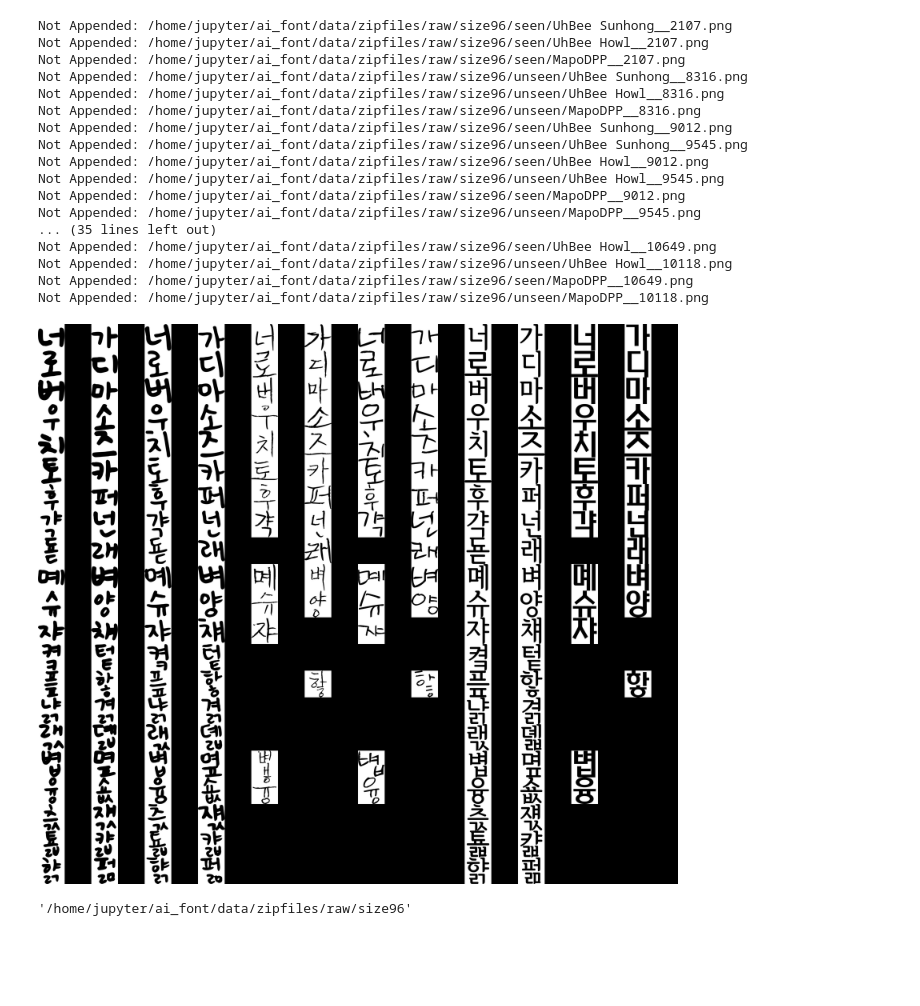
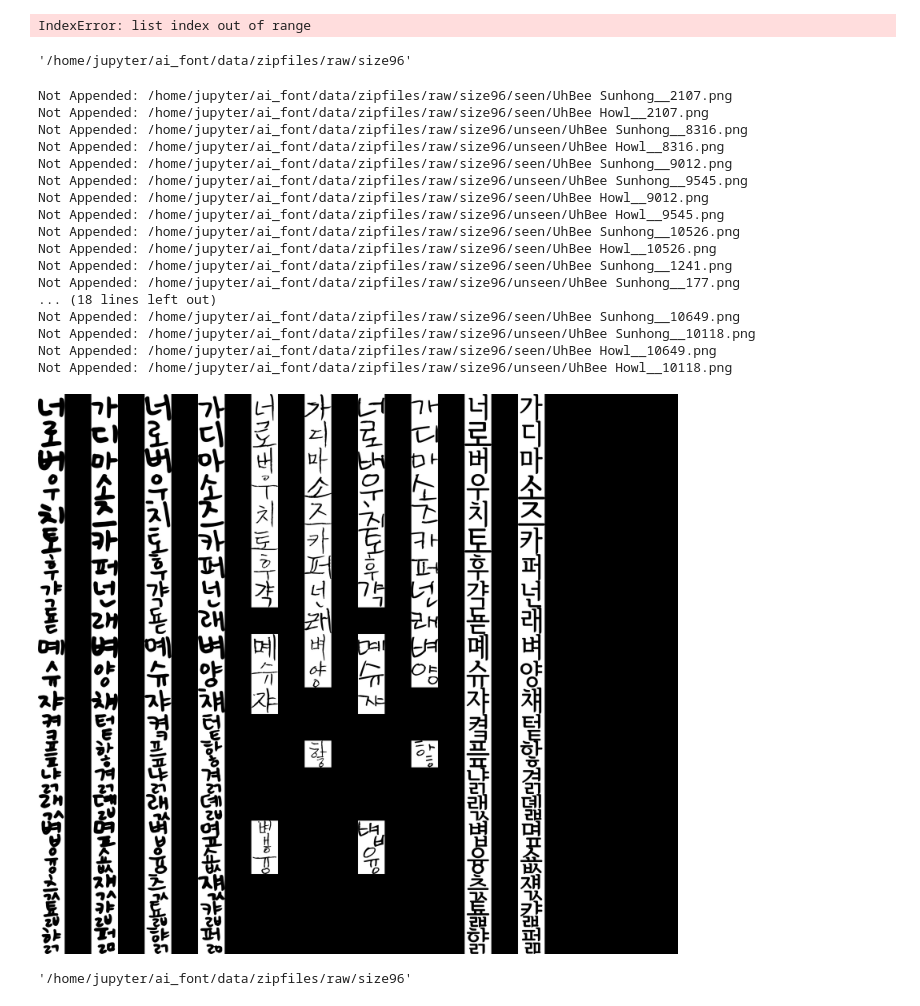
Before and after one commit to leo-z-kakaoent/ai_font, a Jupyter notebook: experiments/notebooks/sampling.ipynb, the cells around one changed output. Saved outputs shown, nothing was run; the diff lists cells and outputs as text; code cells hidden in the pictures; blank space fills up the shorter version.

```diff
--- a/experiments/notebooks/sampling.ipynb
+++ b/experiments/notebooks/sampling.ipynb
@@ -39,7 +40,7 @@ class ImageConcat:
         self.img.save(path)
 # %%
 fd = "/home/jupyter/ai_font/experiments/sample"
-
+module_fd = "/home/jupyter/ai_font/experiments/font_diffuser"
 args = call_module('args', f"{fd}/args.py")
 SampleArgs = args.SampleArgs
 
@@ -58,5 +67,5 @@ modelpaths = {
 # %%
-pipe = load_fontdiffuser_pipeline(args, args.module_fd, modelpaths)
+pipe = load_fontdiffuser_pipeline(args, module_fd, modelpaths)
 # %% [output]
 Load the down block  DownBlock2D
 Load the down block  MCADownBlock2D
@@ -77,3 +86,5 @@ Get CG-GAN Content Encoder!
 Loaded the model state_dict successfully!
 Loaded training DDPM scheduler sucessfully!
 Loaded dpm_solver pipeline sucessfully!
+# %%
+style_files = [f for f in os.listdir(f"{args.data_fd}/unseen/") if args.test_fonts[3] in f]
@@ -79,0 +106,9 @@ Loaded dpm_solver pipeline sucessfully!
+# %%
+imgs = {}
+for f in style_files:
+    imgs[f] = sampling(
+        args=args,
+        pipe=pipe,
+        content_image=Image.open(f"{args.data_fd}/seen/gulim__0.png").convert("RGB"),
+        style_image=Image.open(f"{args.data_fd}/unseen/{f}").convert("RGB"),
+                )
@@ -80,40 +128,49 @@ Loaded dpm_solver pipeline sucessfully!
+# %%
+imgs[style_files[12]]
+# %% [output]
+IndexError: list index out of range
+# %%
+args.data_fd
+# %% [output]
+'/home/jupyter/ai_font/data/zipfiles/raw/size96'
 # %%
 bigimg = ImageConcat(n_h=4*len(args.test_fonts), n_v=len(args.seens), resolution=128)
 for si, usi in zip(args.seens_ids, args.unseens_ids):
-    for font in args.test_fonts:
+    for font in args.test_fonts[:-1]:
         # Seen True
         bigimg.append_img(f"{args.data_fd}/seen/{font}__{si}.png")
         bigimg.move_cursor_h()
         # Seen Generated
+
         bigimg.move_cursor_h()
         # Unseen True
         bigimg.append_img(f"{args.data_fd}/unseen/{font}__{usi}.png")
         bigimg.move_cursor_h()
         # Unseen Generated
         bigimg.move_cursor_h()
         # go down
     bigimg.reset_cursor_h()
     bigimg.move_cursor_v()
 bigimg.img
 # %% [output]
 Not Appended: /home/jupyter/ai_font/data/zipfiles/raw/size96/seen/UhBee Sunhong__2107.png
 Not Appended: /home/jupyter/ai_font/data/zipfiles/raw/size96/seen/UhBee Howl__2107.png
-Not Appended: /home/jupyter/ai_font/data/zipfiles/raw/size96/seen/MapoDPP__2107.png
 Not Appended: /home/jupyter/ai_font/data/zipfiles/raw/size96/unseen/UhBee Sunhong__8316.png
 Not Appended: /home/jupyter/ai_font/data/zipfiles/raw/size96/unseen/UhBee Howl__8316.png
-Not Appended: /home/jupyter/ai_font/data/zipfiles/raw/size96/unseen/MapoDPP__8316.png
 Not Appended: /home/jupyter/ai_font/data/zipfiles/raw/size96/seen/UhBee Sunhong__9012.png
 Not Appended: /home/jupyter/ai_font/data/zipfiles/raw/size96/unseen/UhBee Sunhong__9545.png
 Not Appended: /home/jupyter/ai_font/data/zipfiles/raw/size96/seen/UhBee Howl__9012.png
 Not Appended: /home/jupyter/ai_font/data/zipfiles/raw/size96/unseen/UhBee Howl__9545.png
-Not Appended: /home/jupyter/ai_font/data/zipfiles/raw/size96/seen/MapoDPP__9012.png
-Not Appended: /home/jupyter/ai_font/data/zipfiles/raw/size96/unseen/MapoDPP__9545.png
-... (35 lines left out)
+Not Appended: /home/jupyter/ai_font/data/zipfiles/raw/size96/seen/UhBee Sunhong__10526.png
+Not Appended: /home/jupyter/ai_font/data/zipfiles/raw/size96/seen/UhBee Howl__10526.png
+Not Appended: /home/jupyter/ai_font/data/zipfiles/raw/size96/seen/UhBee Sunhong__1241.png
+Not Appended: /home/jupyter/ai_font/data/zipfiles/raw/size96/unseen/UhBee Sunhong__177.png
+... (18 lines left out)
+Not Appended: /home/jupyter/ai_font/data/zipfiles/raw/size96/seen/UhBee Sunhong__10649.png
+Not Appended: /home/jupyter/ai_font/data/zipfiles/raw/size96/unseen/UhBee Sunhong__10118.png
 Not Appended: /home/jupyter/ai_font/data/zipfiles/raw/size96/seen/UhBee Howl__10649.png
 Not Appended: /home/jupyter/ai_font/data/zipfiles/raw/size96/unseen/UhBee Howl__10118.png
-Not Appended: /home/jupyter/ai_font/data/zipfiles/raw/size96/seen/MapoDPP__10649.png
-Not Appended: /home/jupyter/ai_font/data/zipfiles/raw/size96/unseen/MapoDPP__10118.png
-[figure, old version]
+[figure, new version]
 # %%
 args.data_fd
 # %% [output]
```
Also changed, not shown: parts of 5 cells of this notebook, 9 other files.
